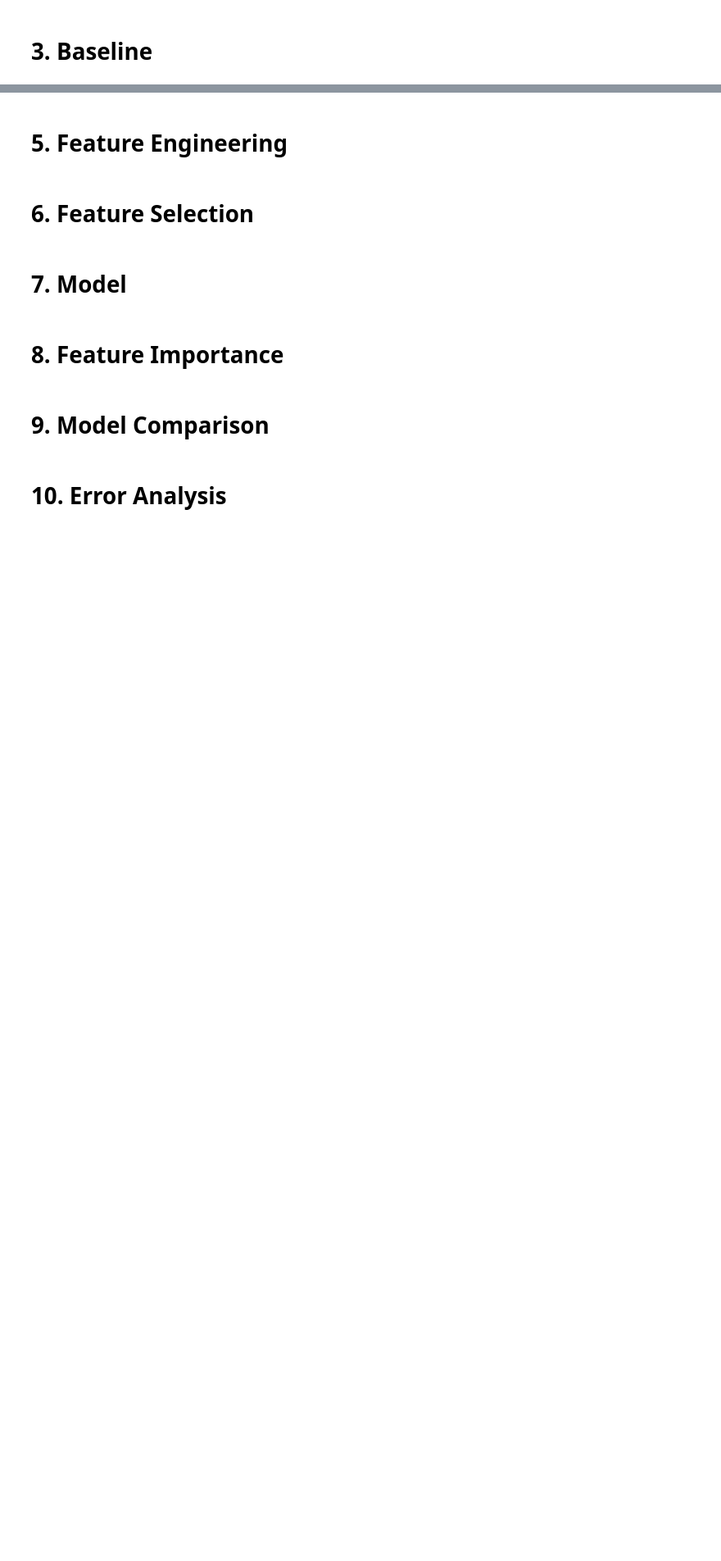
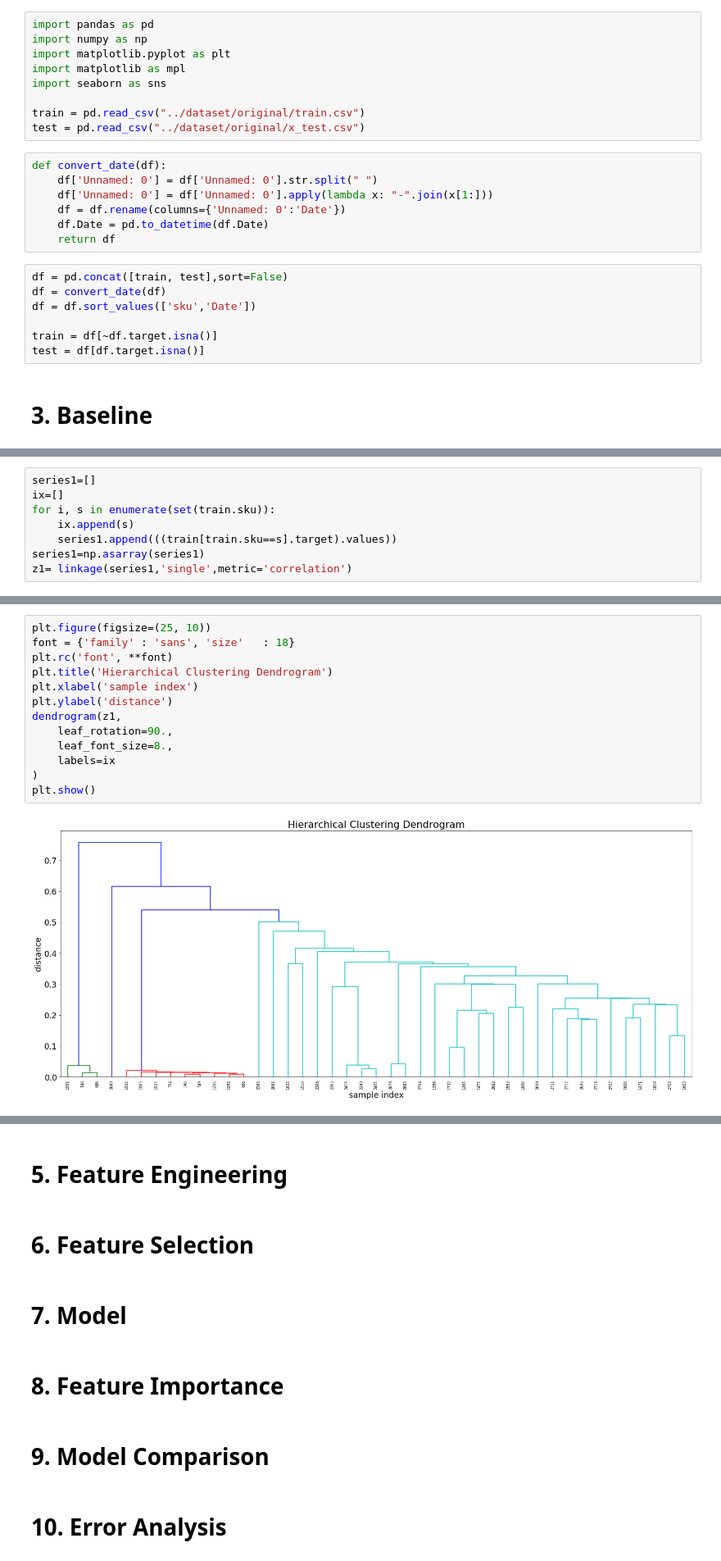
Before and after one commit to tommasofioravanti/DMTMCourseProject, a Jupyter notebook: consegna/analysis_flow.ipynb, the cells around one changed output, grey strips where cells are left out. Shown: that part at 82% size. Cells and saved outputs as stored; diff of their text form; blank space fills up the shorter version.

Commit message:
Clustering section

```diff
--- a/consegna/analysis_flow.ipynb
+++ b/consegna/analysis_flow.ipynb
@@ -11,6 +11,29 @@
 Questo progetto serve a...
 # %% [markdown]
 # 2. Data Analysis
+# %%
+import pandas as pd
+import numpy as np
+import matplotlib.pyplot as plt
+import matplotlib as mpl
+import seaborn as sns
+
+train = pd.read_csv("../dataset/original/train.csv")
+test = pd.read_csv("../dataset/original/x_test.csv")
+# %%
+def convert_date(df):
+    df['Unnamed: 0'] = df['Unnamed: 0'].str.split(" ")
+    df['Unnamed: 0'] = df['Unnamed: 0'].apply(lambda x: "-".join(x[1:]))
+    df = df.rename(columns={'Unnamed: 0':'Date'})
+    df.Date = pd.to_datetime(df.Date)
+    return df
+# %%
+df = pd.concat([train, test],sort=False)
+df = convert_date(df)
+df = df.sort_values(['sku','Date'])
+
+train = df[~df.target.isna()]
+test = df[df.target.isna()]
 # %% [markdown]
 # 3. Baseline
 # %% [markdown]
@@ -17,0 +59,8 @@ Questo progetto serve a...
+# %%
+series1=[]
+ix=[]
+for i, s in enumerate(set(train.sku)):
+    ix.append(s)
+    series1.append(((train[train.sku==s].target).values))
+series1=np.asarray(series1)
+z1= linkage(series1,'single',metric='correlation')
@@ -17,0 +69,15 @@ Questo progetto serve a...
+# %%
+plt.figure(figsize=(25, 10))
+font = {'family' : 'sans', 'size'   : 18}
+plt.rc('font', **font)
+plt.title('Hierarchical Clustering Dendrogram')
+plt.xlabel('sample index')
+plt.ylabel('distance')
+dendrogram(z1,
+    leaf_rotation=90.,
+    leaf_font_size=8.,
+    labels=ix
+)
+plt.show()
+# %% [output]
+[figure, added]
```
Also changed, not shown: parts of 17 cells of this notebook.
